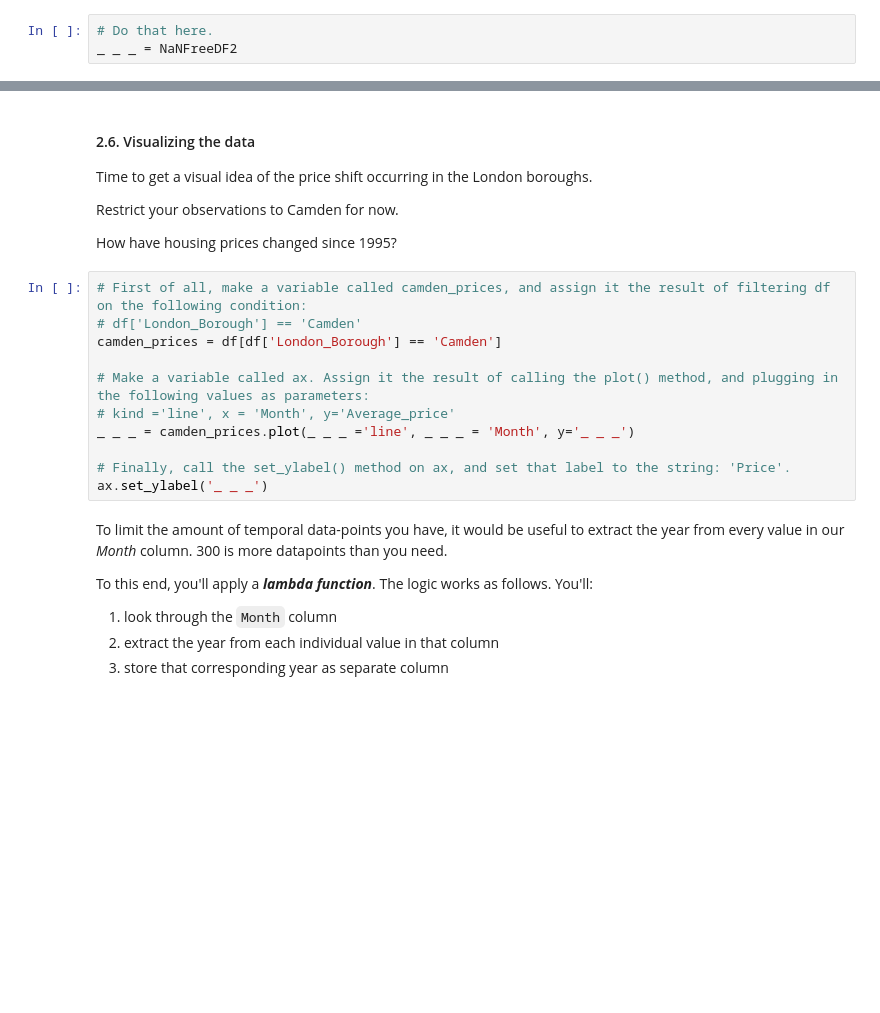
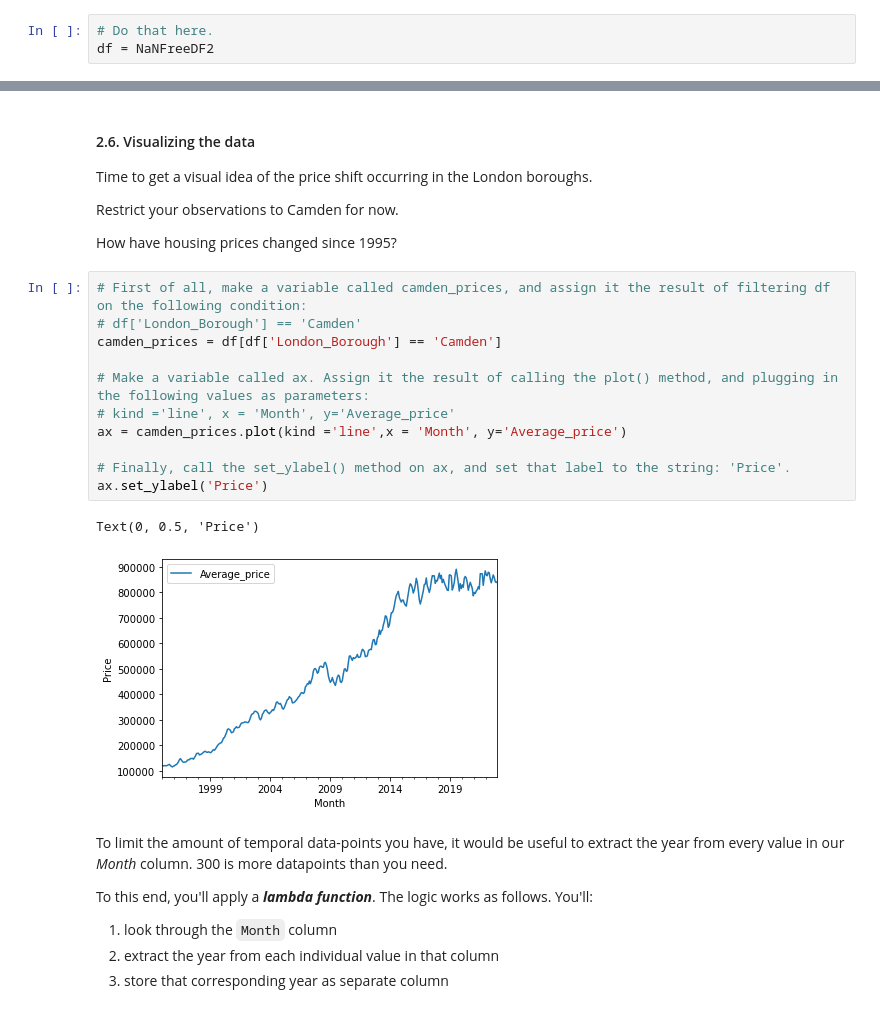
Before and after one commit to LannonTheCannon/Springboard_Data_Science_Career_Track, a Jupyter notebook: Unit 4 Challenge - Tier 1.ipynb, the cells around one changed output, grey strips where cells are left out. Cells and saved outputs as stored; diff of their text form; blank space fills up the shorter version.

```diff
--- a/Unit 4 Challenge - Tier 1.ipynb
+++ b/Unit 4 Challenge - Tier 1.ipynb
@@ -642,6 +649,6 @@ NaNFreeDF2.head()
 Make a new variable called 'df', which is what data scientists typically name their final, analysis-ready DataFrame.
 # %%
 # Do that here.
-_ _ _ = NaNFreeDF2
+df = NaNFreeDF2
 # %%
 df.head()
@@ -657,14 +677,17 @@ How have housing prices changed since 1995?
 # %%
 # First of all, make a variable called camden_prices, and assign it the result of filtering df on the following condition:
 # df['London_Borough'] == 'Camden'
 camden_prices = df[df['London_Borough'] == 'Camden']
 
 # Make a variable called ax. Assign it the result of calling the plot() method, and plugging in the following values as parameters:
 # kind ='line', x = 'Month', y='Average_price'
-_ _ _ = camden_prices.plot(_ _ _ ='line', _ _ _ = 'Month', y='_ _ _')
+ax = camden_prices.plot(kind ='line',x = 'Month', y='Average_price')
 
 # Finally, call the set_ylabel() method on ax, and set that label to the string: 'Price'.
-ax.set_ylabel('_ _ _')
+ax.set_ylabel('Price')
+# %% [output]
+Text(0, 0.5, 'Price')
+[figure, added]
 # %% [markdown]
 To limit the amount of temporal data-points you have, it would be useful to extract the year from every value in our *Month* column. 300 is more datapoints than you need.
 
```
Also changed, not shown: parts of 17 cells of this notebook, 1 other file.
